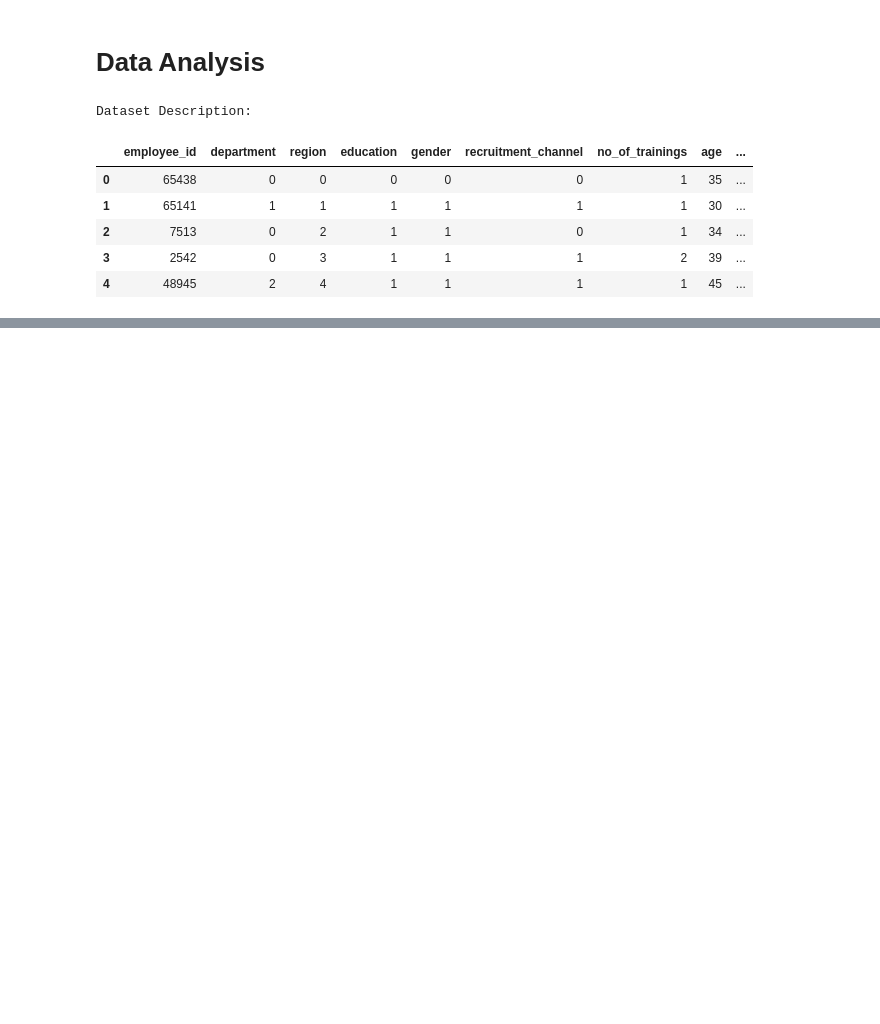
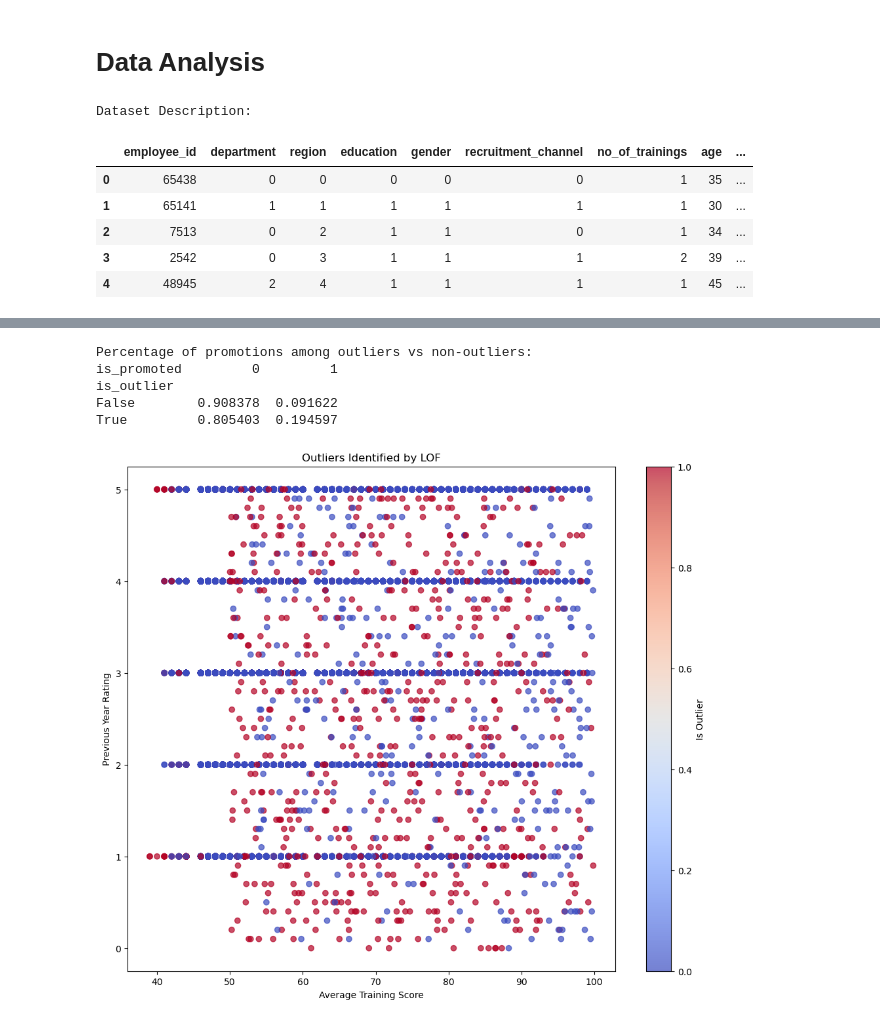
Before and after one commit to dfar1a/IA-project, a Jupyter notebook: project2/Untitled0.ipynb, the cells around one changed output, grey strips where cells are left out. Drawn from its saved outputs; the diff is of its cells as text; code cells hidden in the pictures; blank space fills up the shorter version.

```diff
--- a/project2/Untitled0.ipynb
+++ b/project2/Untitled0.ipynb
@@ -126,0 +201,37 @@ plt.show()
+# %%
+# Apply LOF but don't remove yet
+lof = LocalOutlierFactor(n_neighbors=20, contamination=0.05)
+outlier_predictions = lof.fit_predict(df[numeric_cols].values)
+outlier_scores = lof.negative_outlier_factor_
+
+# Add outlier information to dataframe
+df_with_outliers = df.copy()
+df_with_outliers['is_outlier'] = outlier_predictions == -1
+df_with_outliers['outlier_score'] = outlier_scores
+
+# Examine how outliers relate to promotions
+promotion_outlier_table = pd.crosstab(df_with_outliers['is_outlier'],
+                                      df_with_outliers['is_promoted'],
+                                      normalize='index')
+print("Percentage of promotions among outliers vs non-outliers:")
+print(promotion_outlier_table)
+
+# Visualize outliers vs non-outliers
+plt.figure(figsize=(12, 10))
+plt.scatter(df_with_outliers['avg_training_score'],
+           df_with_outliers['previous_year_rating'],
+           c=outlier_predictions == -1,
+           cmap='coolwarm',
+           alpha=0.7)
+plt.colorbar(label='Is Outlier')
+plt.xlabel('Average Training Score')
+plt.ylabel('Previous Year Rating')
+plt.title('Outliers Identified by LOF')
+plt.show()
+# %% [output]
+Percentage of promotions among outliers vs non-outliers:
+is_promoted         0         1
+is_outlier
+False        0.908378  0.091622
+True         0.805403  0.194597
+[figure, added]
```
Also changed, not shown: parts of 12 cells of this notebook.
